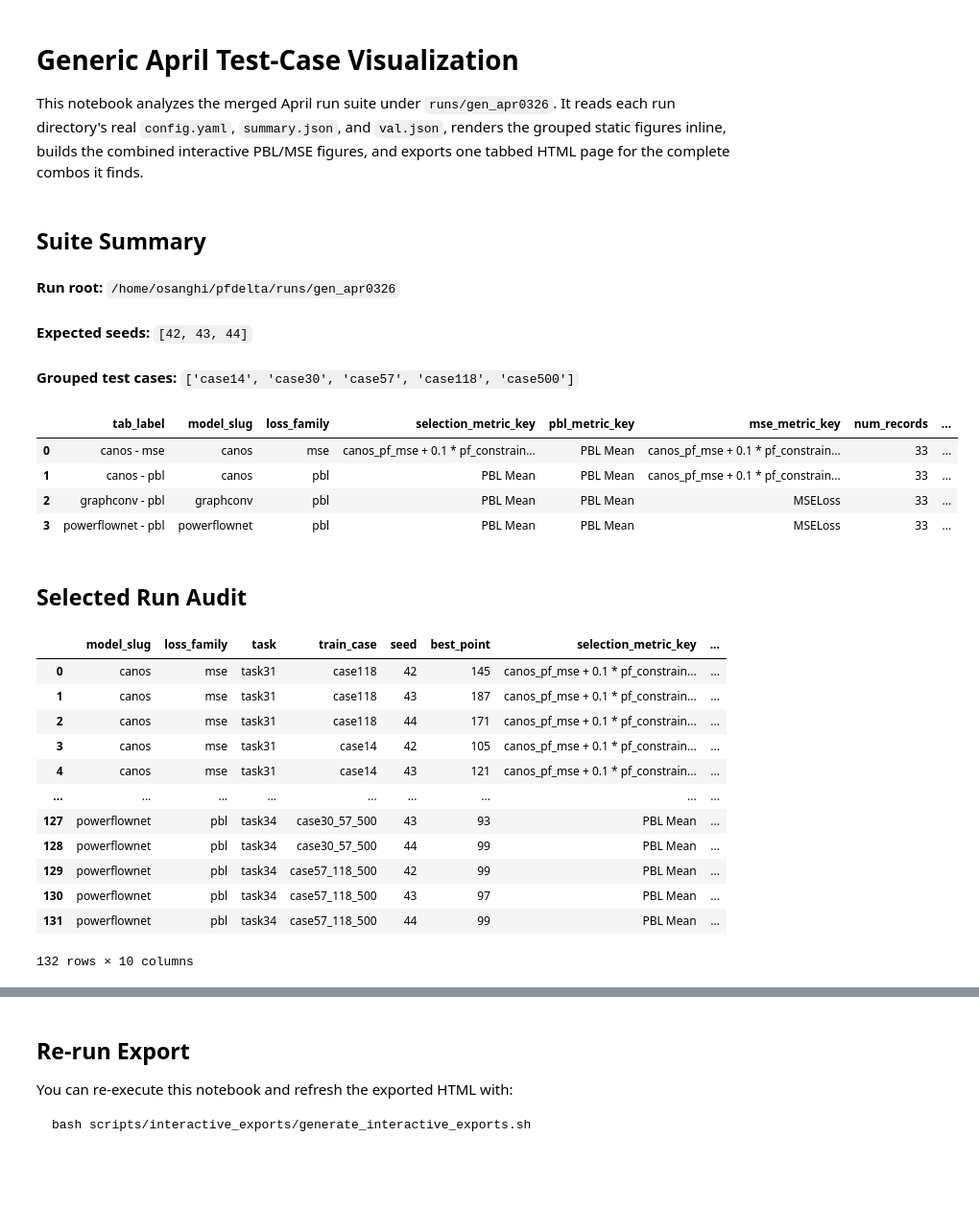
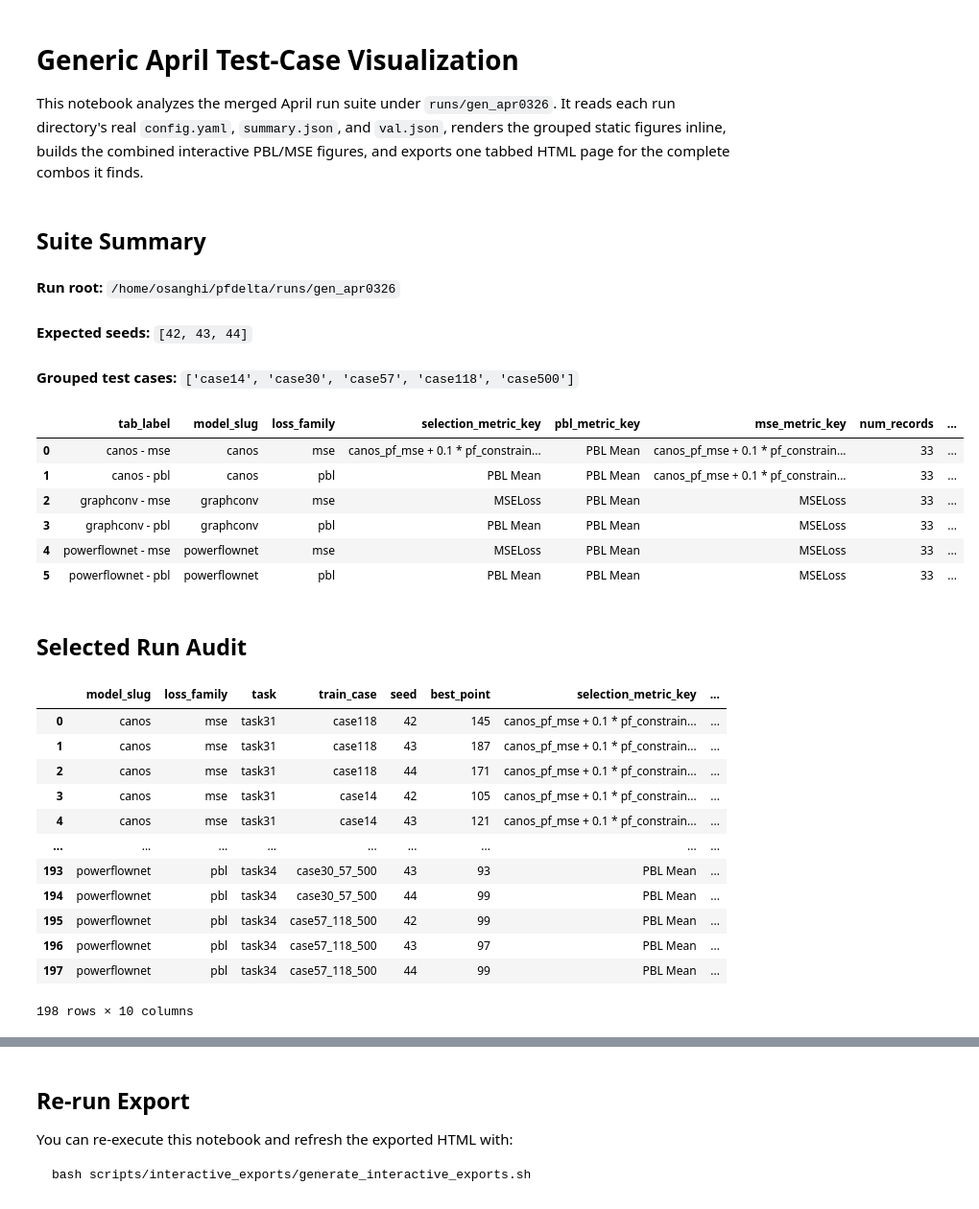
Before and after one commit to ojas-sanghi/pfdelta, a Jupyter notebook: notebooks/gen_apr0326_test_case_viz.ipynb, the cells around one changed output, grey strips where cells are left out. Shown at 96% size. Drawn from its saved outputs; the diff is of its cells as text; code cells hidden in the pictures; blank space fills up the shorter version.

```diff
--- a/notebooks/gen_apr0326_test_case_viz.ipynb
+++ b/notebooks/gen_apr0326_test_case_viz.ipynb
@@ -28,40 +28,43 @@ RUN_ROOT = REPO_ROOT / "runs" / "gen_apr0326"
 EXPORT_PATH = REPO_ROOT / "notebooks" / "interactive_exports" / "gen_apr0326" / "index.html"
 
 suite_data = utils.load_run_suite(RUN_ROOT, skip_incomplete_combos=True)
+suite_y_axis_preset = utils.compute_suite_y_axis_presets(suite_data)
 
 combo_summary_df = pd.DataFrame(suite_data["combo_summary_rows"]).sort_values(
     ["model_slug", "loss_family"]
 ).reset_index(drop=True)
 audit_df = pd.DataFrame(suite_data["audit_rows"]).sort_values(
     ["model_slug", "loss_family", "task", "train_case", "seed"]
 ).reset_index(drop=True)
 skipped_df = pd.DataFrame(suite_data["skipped_items"]).reset_index(drop=True)
 
 display(Markdown("## Suite Summary"))
 display(Markdown(f"**Run root:** `{RUN_ROOT}`"))
 display(Markdown(f"**Expected seeds:** `{suite_data['expected_seeds']}`"))
 display(Markdown(f"**Grouped test cases:** `{suite_data['col_labels']}`"))
 display(combo_summary_df)
 
 if not skipped_df.empty:
     display(Markdown("## Skipped Incomplete Combos"))
     display(Markdown(
         "These combos were discovered in the filesystem but skipped from plotting/export because they do not yet have the full expected task/train-case/seed coverage required for a fair grouped comparison."
     ))
     display(skipped_df)
 
 display(Markdown("## Selected Run Audit"))
 display(audit_df)
 # %% [output]
 ## Suite Summary
 **Run root:** `/home/osanghi/pfdelta/runs/gen_apr0326`
 **Expected seeds:** `[42, 43, 44]`
 **Grouped test cases:** `['case14', 'case30', 'case57', 'case118', 'case500']`
 |  | tab_label | model_slug | loss_family | selection_metric_key | pbl_metric_key | mse_metric_key | num_records | ... |
 | 0 | canos - mse | canos | mse | canos_pf_mse + 0.1 * pf_constrain... | PBL Mean | canos_pf_mse + 0.1 * pf_constrain... | 33 | ... |
 | 1 | canos - pbl | canos | pbl | PBL Mean | PBL Mean | canos_pf_mse + 0.1 * pf_constrain... | 33 | ... |
-| 2 | graphconv - pbl | graphconv | pbl | PBL Mean | PBL Mean | MSELoss | 33 | ... |
-| 3 | powerflownet - pbl | powerflownet | pbl | PBL Mean | PBL Mean | MSELoss | 33 | ... |
+| 2 | graphconv - mse | graphconv | mse | MSELoss | PBL Mean | MSELoss | 33 | ... |
+| 3 | graphconv - pbl | graphconv | pbl | PBL Mean | PBL Mean | MSELoss | 33 | ... |
+| 4 | powerflownet - mse | powerflownet | mse | MSELoss | PBL Mean | MSELoss | 33 | ... |
+| 5 | powerflownet - pbl | powerflownet | pbl | PBL Mean | PBL Mean | MSELoss | 33 | ... |
 ## Selected Run Audit
 |  | model_slug | loss_family | task | train_case | seed | best_point | selection_metric_key | ... |
 | 0 | canos | mse | task31 | case118 | 42 | 145 | canos_pf_mse + 0.1 * pf_constrain... | ... |
@@ -70,12 +73,12 @@ display(audit_df)
 | 3 | canos | mse | task31 | case14 | 42 | 105 | canos_pf_mse + 0.1 * pf_constrain... | ... |
 | 4 | canos | mse | task31 | case14 | 43 | 121 | canos_pf_mse + 0.1 * pf_constrain... | ... |
 | ... | ... | ... | ... | ... | ... | ... | ... | ... |
-| 127 | powerflownet | pbl | task34 | case30_57_500 | 43 | 93 | PBL Mean | ... |
-| 128 | powerflownet | pbl | task34 | case30_57_500 | 44 | 99 | PBL Mean | ... |
-| 129 | powerflownet | pbl | task34 | case57_118_500 | 42 | 99 | PBL Mean | ... |
-| 130 | powerflownet | pbl | task34 | case57_118_500 | 43 | 97 | PBL Mean | ... |
-| 131 | powerflownet | pbl | task34 | case57_118_500 | 44 | 99 | PBL Mean | ... |
+| 193 | powerflownet | pbl | task34 | case30_57_500 | 43 | 93 | PBL Mean | ... |
+| 194 | powerflownet | pbl | task34 | case30_57_500 | 44 | 99 | PBL Mean | ... |
+| 195 | powerflownet | pbl | task34 | case57_118_500 | 42 | 99 | PBL Mean | ... |
+| 196 | powerflownet | pbl | task34 | case57_118_500 | 43 | 97 | PBL Mean | ... |
+| 197 | powerflownet | pbl | task34 | case57_118_500 | 44 | 99 | PBL Mean | ... |
-132 rows × 10 columns
+198 rows × 10 columns
 # %%
 tab_specs = []
 render_summary_rows = []
```
Also changed, not shown: parts of 2 cells of this notebook, 6 other files.
